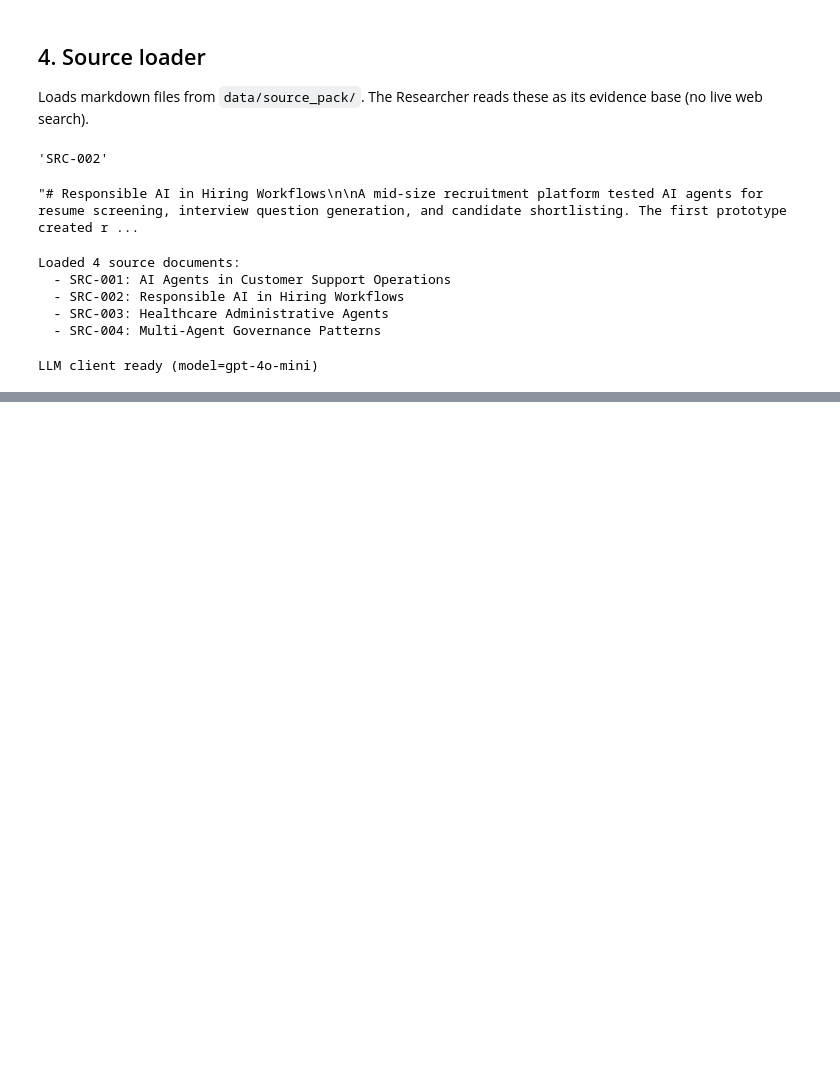
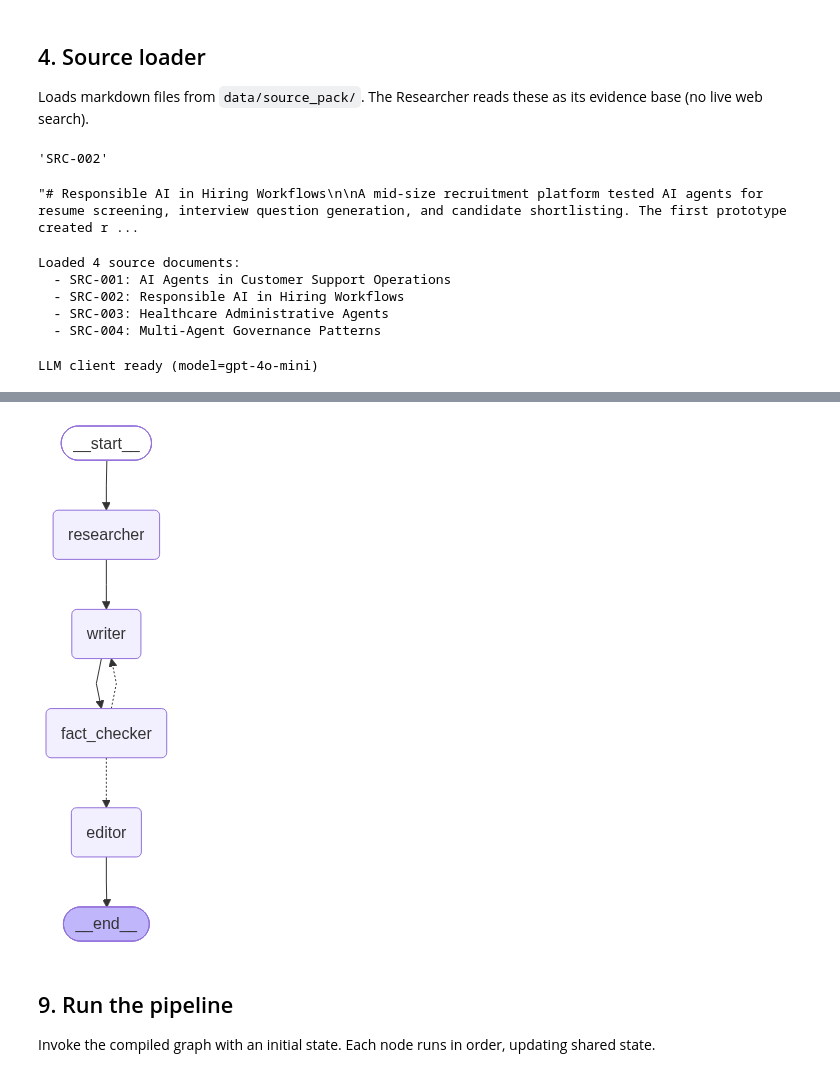
Before and after one commit to RajeshThakur1/BMGR-MAY2025-GIAI-2, a Jupyter notebook: langGraph_tutorial/research_agent/team_research_bot.ipynb, the cells around one changed output, grey strips where cells are left out. Cells and saved outputs as stored; diff of their text form; code cells hidden in the pictures; blank space fills up the shorter version.

```diff
--- a/langGraph_tutorial/research_agent/team_research_bot.ipynb
+++ b/langGraph_tutorial/research_agent/team_research_bot.ipynb
@@ -654,0 +1035,47 @@ LLM client ready (model=gpt-4o-mini)
+# %%
+# ---------------------------------------------------------------------------
+# Build the LangGraph StateGraph
+# ---------------------------------------------------------------------------
+# Nodes  = agent steps (functions that read/update GraphState)
+# Edges  = fixed transitions between nodes
+# Conditional edges = dynamic routing based on state (revision loop)
+
+
+workflow = StateGraph(GraphState)
+
+# Register each agent wrapper as a named graph node
+workflow.add_node("researcher", researcher_node)
+workflow.add_node("writer", writer_node)              # Step 2: draft (may repeat)
+workflow.add_node("fact_checker", fact_checker_node)  # Step 3: verify
+workflow.add_node("editor", editor_node)              # Step 4: polish
+
+# Fixed edges — always run in this order on the happy path
+
+workflow.add_edge(START, "researcher")
+workflow.add_edge("researcher", "writer")
+workflow.add_edge("writer", "fact_checker")
+# Conditional edge — Fact-Checker may send work BACK to Writer
+
+workflow.add_conditional_edges(
+    "fact_checker",
+    route_after_fact_check,
+    {"writer": "writer", "editor": "editor"},
+)
+workflow.add_edge("editor", END)
+
+# compile() turns the workflow definition into a runnable graph object
+research_graph = workflow.compile()
+# %%
+from IPython.display import Image, display
+
+try:
+    display(Image(research_graph.get_graph().draw_mermaid_png()))
+except Exception as e:
+
+    print(e)
+# %% [output]
+[figure, added]
+# %% [markdown]
+## 9. Run the pipeline
+
+Invoke the compiled graph with an initial state. Each node runs in order, updating shared state.
```
Also changed, not shown: parts of 11 cells of this notebook, 2 other files.
